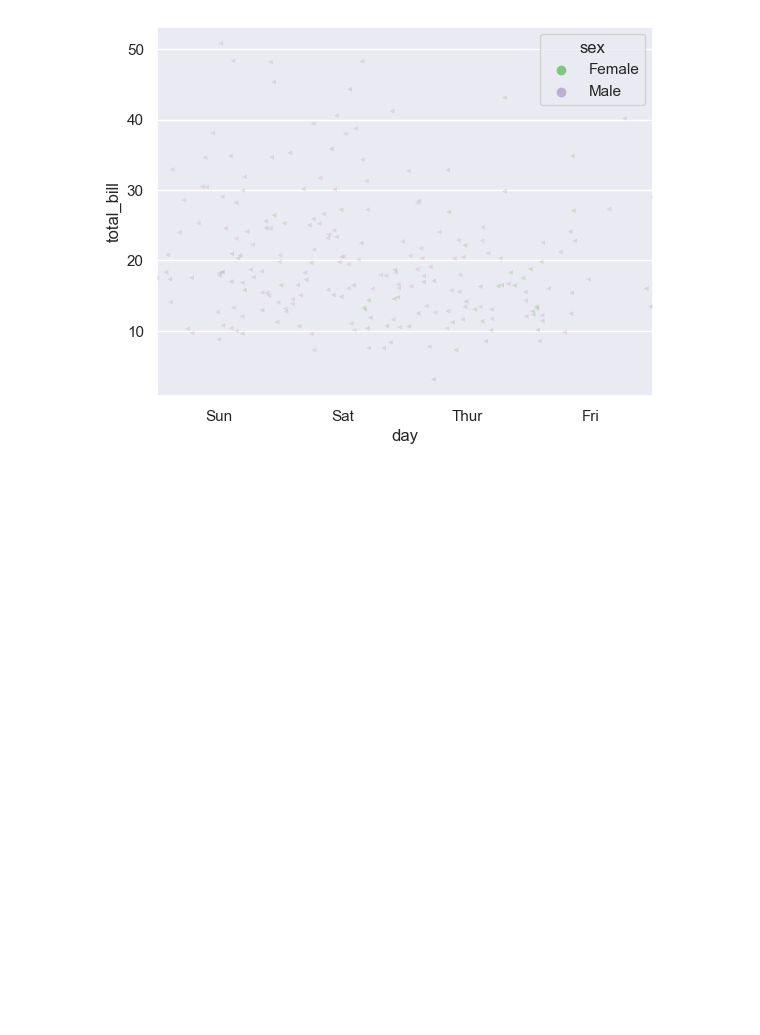
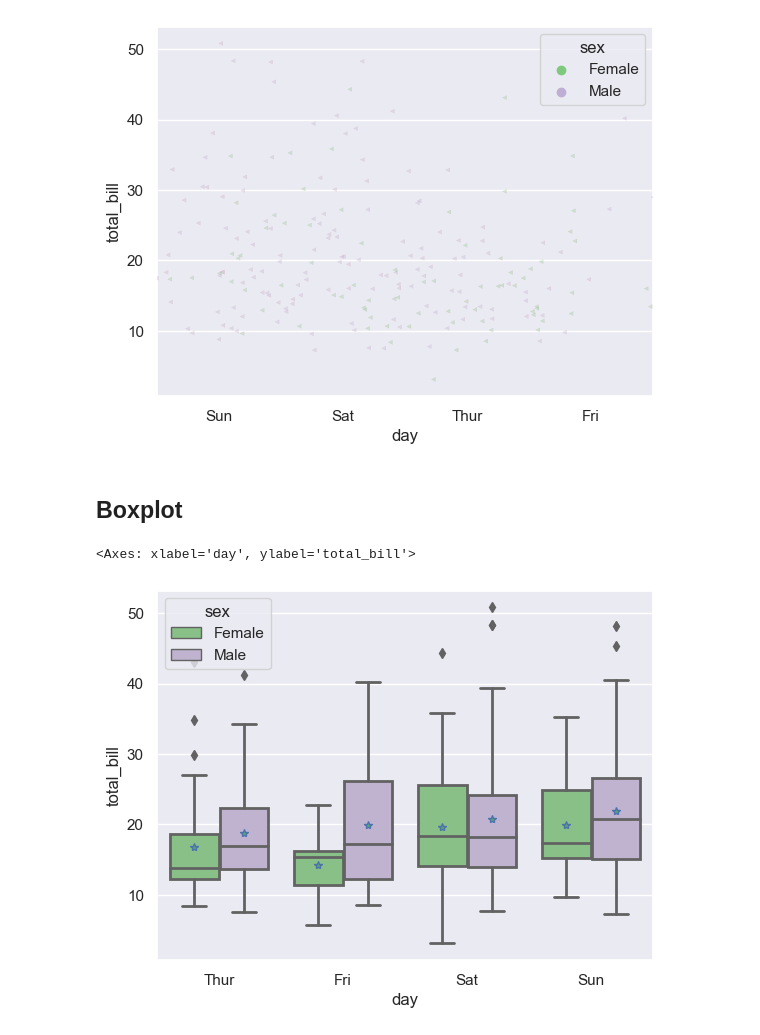
Before and after one commit to Nanda-Kiran-Royal/Learning_Seaborn, a Jupyter notebook: Seaborn.ipynb, the cells around one changed output. Drawn from its saved outputs; the diff is of its cells as text; code cells hidden in the pictures; blank space fills up the shorter version.

Commit message:
Learnt how to plot boxplot and its differnt parameters

```diff
--- a/Seaborn.ipynb
+++ b/Seaborn.ipynb
@@ -255,3 +255,10 @@ sns.stripplot(data,x='day',y='total_bill',hue='sex',color='r',palette='Accent',l
 # %% [output]
 <Axes: xlabel='day', ylabel='total_bill'>
 [figure]
+# %% [markdown]
+## Boxplot
+# %%
+sns.boxplot(x='day',y='total_bill',data=data,hue='sex',palette='Accent',order = ['Thur','Fri','Sat','Sun'],showmeans=True,meanprops = {"marker":"*",'markeredgecolor':'b'},linewidth=2,orient='tbv')
+# %% [output]
+<Axes: xlabel='day', ylabel='total_bill'>
+[figure, added]
```
Also changed, not shown: parts of 1 cell of this notebook.
